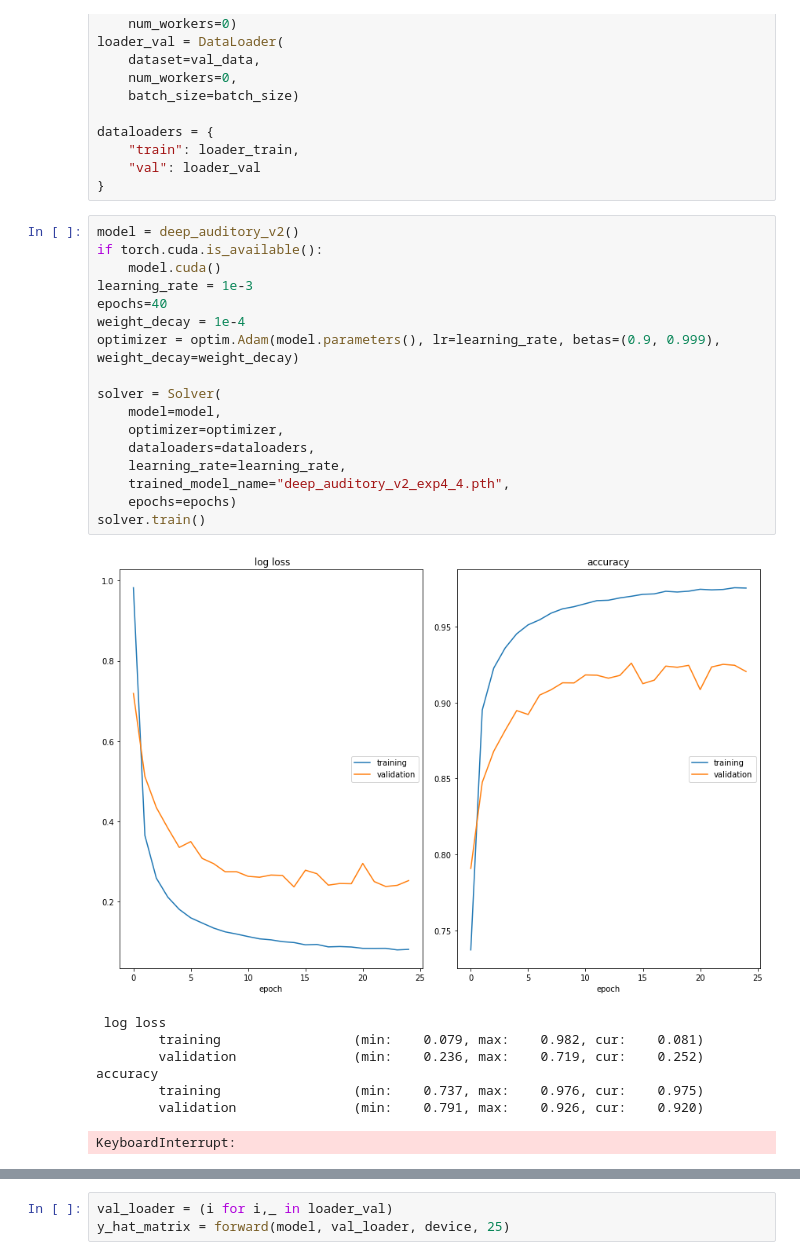
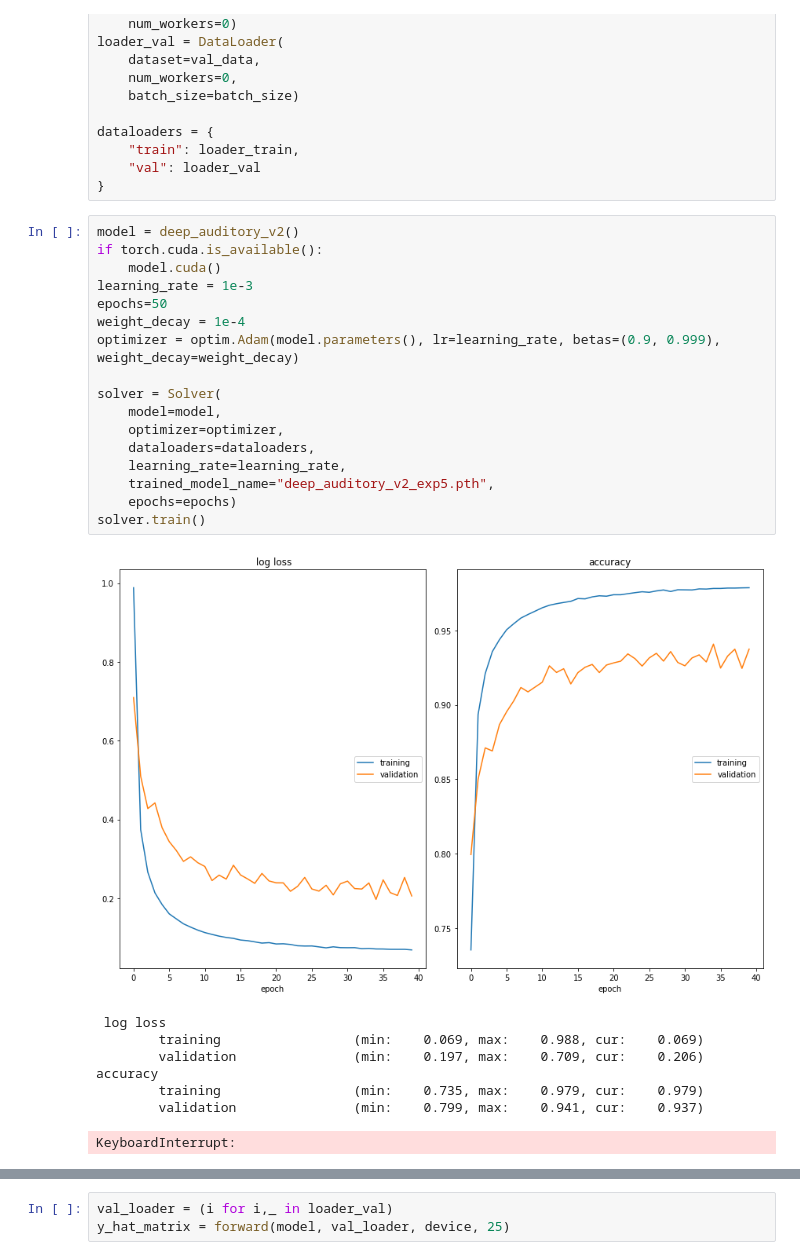
Before and after one commit to discort/chord-recognition, a Jupyter notebook: experiments/experiment5.ipynb, the cells around one changed output, grey strips where cells are left out. Cells and saved outputs as stored; diff of their text form.

```diff
--- a/experiments/experiment5.ipynb
+++ b/experiments/experiment5.ipynb
@@ -164,28 +164,28 @@ dataloaders = {
 # %%
 model = deep_auditory_v2()
 if torch.cuda.is_available():
     model.cuda()
 learning_rate = 1e-3
-epochs=40
+epochs=50
 weight_decay = 1e-4
 optimizer = optim.Adam(model.parameters(), lr=learning_rate, betas=(0.9, 0.999), weight_decay=weight_decay)
 
 solver = Solver(
     model=model,
     optimizer=optimizer,
     dataloaders=dataloaders,
     learning_rate=learning_rate,
-    trained_model_name="deep_auditory_v2_exp4_4.pth",
+    trained_model_name="deep_auditory_v2_exp5.pth",
     epochs=epochs)
 solver.train()
 # %% [output]
-[figure, old version]
+[figure, new version]
  log loss
-        training                 (min:    0.079, max:    0.982, cur:    0.081)
-        validation               (min:    0.236, max:    0.719, cur:    0.252)
+        training                 (min:    0.069, max:    0.988, cur:    0.069)
+        validation               (min:    0.197, max:    0.709, cur:    0.206)
 accuracy
-        training                 (min:    0.737, max:    0.976, cur:    0.975)
-        validation               (min:    0.791, max:    0.926, cur:    0.920)
+        training                 (min:    0.735, max:    0.979, cur:    0.979)
+        validation               (min:    0.799, max:    0.941, cur:    0.937)
 KeyboardInterrupt:
 # %%
 device = torch.device('cpu')
```
Also changed, not shown: parts of 3 cells of this notebook, 3 other files.
